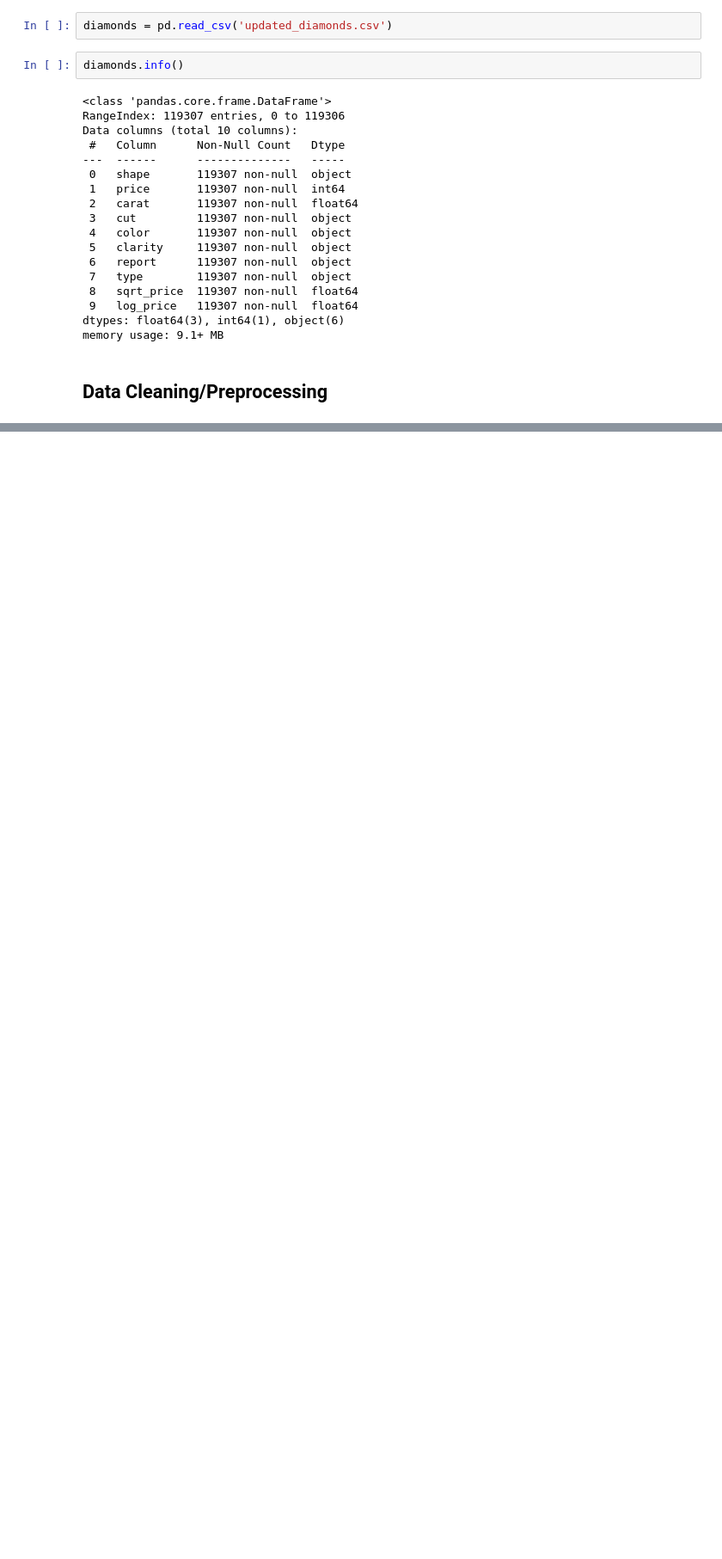
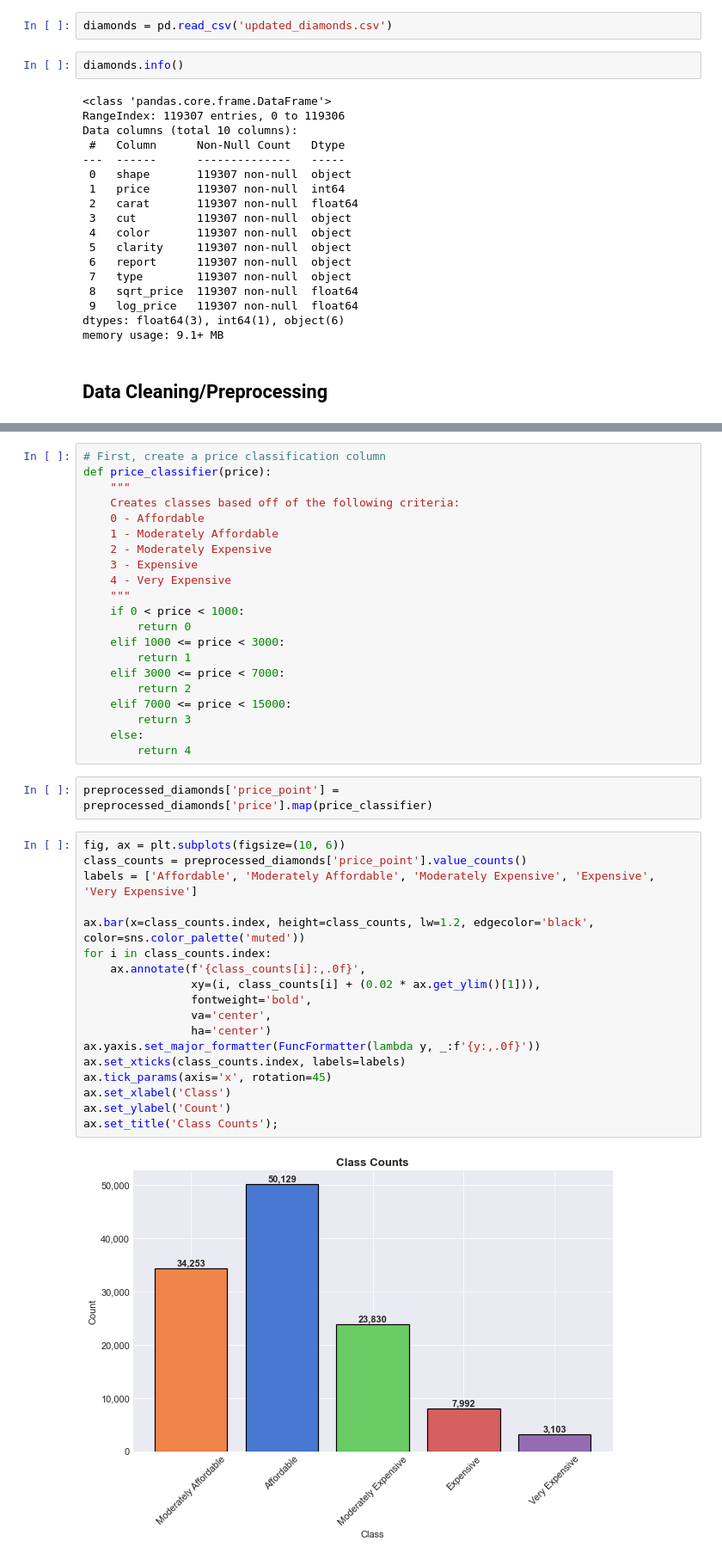
Before and after one commit to TrinityGahagen2K/diamond-pricing-analysis, a Jupyter notebook: diamond_pricing_modeling.ipynb, the cells around one changed output, grey strips where cells are left out. Shown at 86% size. Drawn from its saved outputs; the diff is of its cells as text; blank space fills up the shorter version.

```diff
--- a/diamond_pricing_modeling.ipynb
+++ b/diamond_pricing_modeling.ipynb
@@ -60,0 +830,43 @@ memory usage: 9.1+ MB
+# %%
+# First, create a price classification column
+def price_classifier(price):
+    """
+    Creates classes based off of the following criteria:
+    0 - Affordable
+    1 - Moderately Affordable
+    2 - Moderately Expensive
+    3 - Expensive
+    4 - Very Expensive
+    """
+    if 0 < price < 1000:
+        return 0
+    elif 1000 <= price < 3000:
+        return 1
+    elif 3000 <= price < 7000:
+        return 2
+    elif 7000 <= price < 15000:
+        return 3
+    else:
+        return 4
+# %%
+preprocessed_diamonds['price_point'] = preprocessed_diamonds['price'].map(price_classifier)
+# %%
+fig, ax = plt.subplots(figsize=(10, 6))
+class_counts = preprocessed_diamonds['price_point'].value_counts()
+labels = ['Affordable', 'Moderately Affordable', 'Moderately Expensive', 'Expensive', 'Very Expensive']
+
+ax.bar(x=class_counts.index, height=class_counts, lw=1.2, edgecolor='black', color=sns.color_palette('muted'))
+for i in class_counts.index:
+    ax.annotate(f'{class_counts[i]:,.0f}',
+                xy=(i, class_counts[i] + (0.02 * ax.get_ylim()[1])),
+                fontweight='bold',
+                va='center',
+                ha='center')
+ax.yaxis.set_major_formatter(FuncFormatter(lambda y, _:f'{y:,.0f}'))
+ax.set_xticks(class_counts.index, labels=labels)
+ax.tick_params(axis='x', rotation=45)
+ax.set_xlabel('Class')
+ax.set_ylabel('Count')
+ax.set_title('Class Counts');
+# %% [output]
+[figure, added]
```
Also changed, not shown: parts of 61 cells of this notebook, 1 other file.
